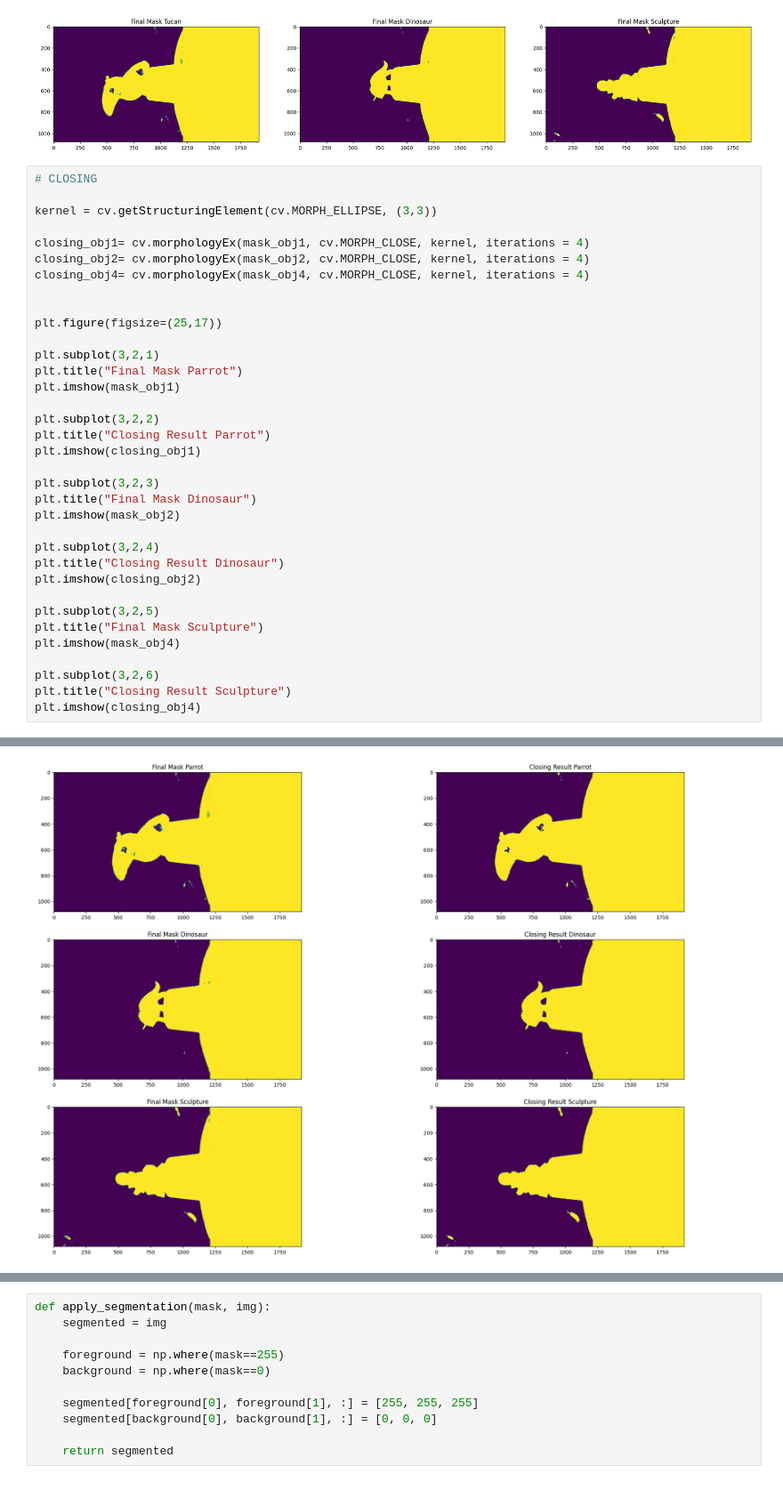
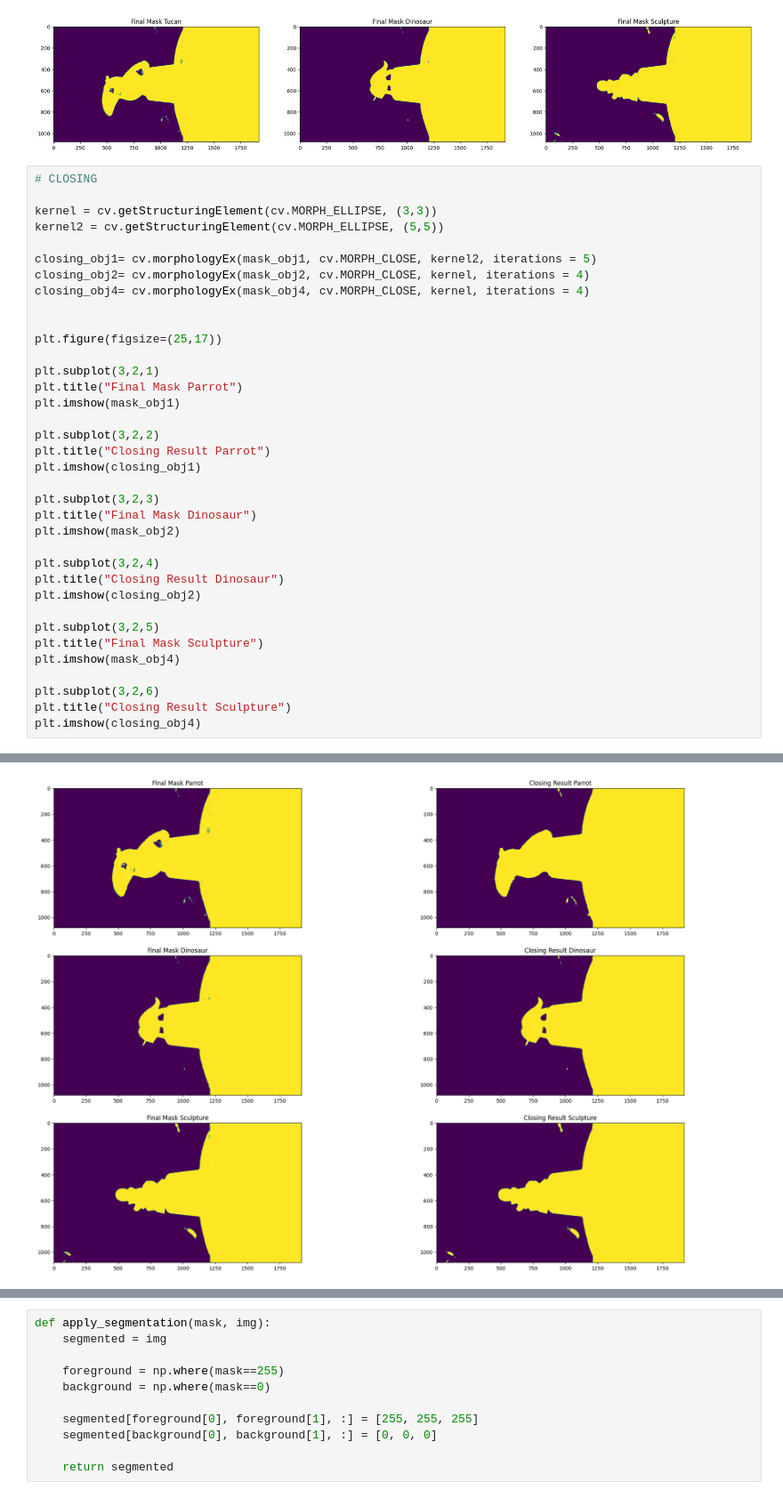
Before and after one commit to zuliani99/Geometric_3D_Computer_Vision_Project, a Jupyter notebook: Assignment1/assignment1 copy.ipynb, the cells around one changed output, grey strips where cells are left out. Shown at 89% size. Saved outputs shown, nothing was run; the diff lists cells and outputs as text.

```diff
--- a/Assignment1/assignment1 copy.ipynb
+++ b/Assignment1/assignment1 copy.ipynb
@@ -112,38 +112,39 @@ plt.imshow(mask_obj4)
 # CLOSING
 
 kernel = cv.getStructuringElement(cv.MORPH_ELLIPSE, (3,3))
+kernel2 = cv.getStructuringElement(cv.MORPH_ELLIPSE, (5,5))
 
-closing_obj1= cv.morphologyEx(mask_obj1, cv.MORPH_CLOSE, kernel, iterations = 4)
+closing_obj1= cv.morphologyEx(mask_obj1, cv.MORPH_CLOSE, kernel2, iterations = 5)
 closing_obj2= cv.morphologyEx(mask_obj2, cv.MORPH_CLOSE, kernel, iterations = 4)
 closing_obj4= cv.morphologyEx(mask_obj4, cv.MORPH_CLOSE, kernel, iterations = 4)
 
 
 plt.figure(figsize=(25,17))
 
 plt.subplot(3,2,1)
 plt.title("Final Mask Parrot")
 plt.imshow(mask_obj1)
 
 plt.subplot(3,2,2)
 plt.title("Closing Result Parrot")
 plt.imshow(closing_obj1)
 
 plt.subplot(3,2,3)
 plt.title("Final Mask Dinosaur")
 plt.imshow(mask_obj2)
 
 plt.subplot(3,2,4)
 plt.title("Closing Result Dinosaur")
 plt.imshow(closing_obj2)
 
 plt.subplot(3,2,5)
 plt.title("Final Mask Sculpture")
 plt.imshow(mask_obj4)
 
 plt.subplot(3,2,6)
 plt.title("Closing Result Sculpture")
 plt.imshow(closing_obj4)
 # %% [output]
 <matplotlib.image.AxesImage at 0x...>
-[figure, old version]
+[figure, new version]
 # %%
```
Also changed, not shown: parts of 4 cells of this notebook.
